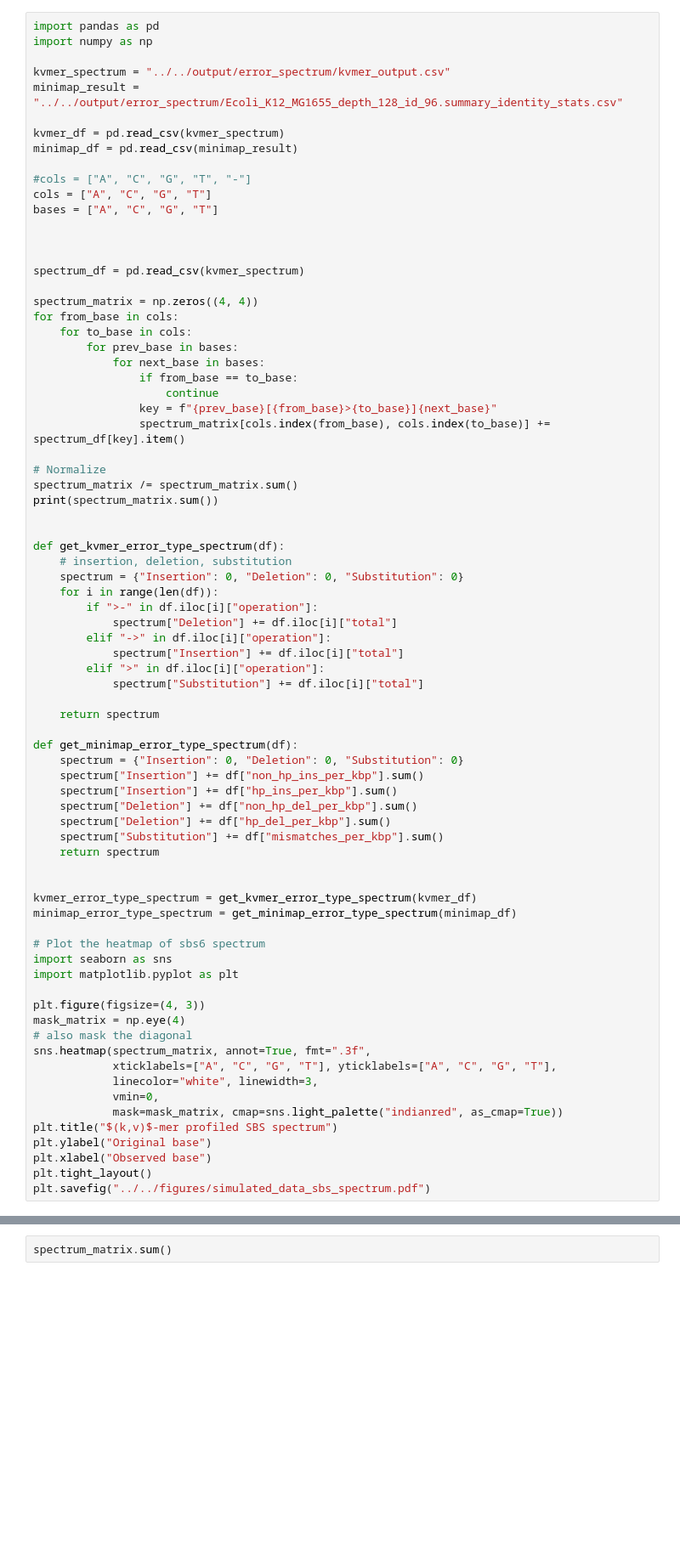
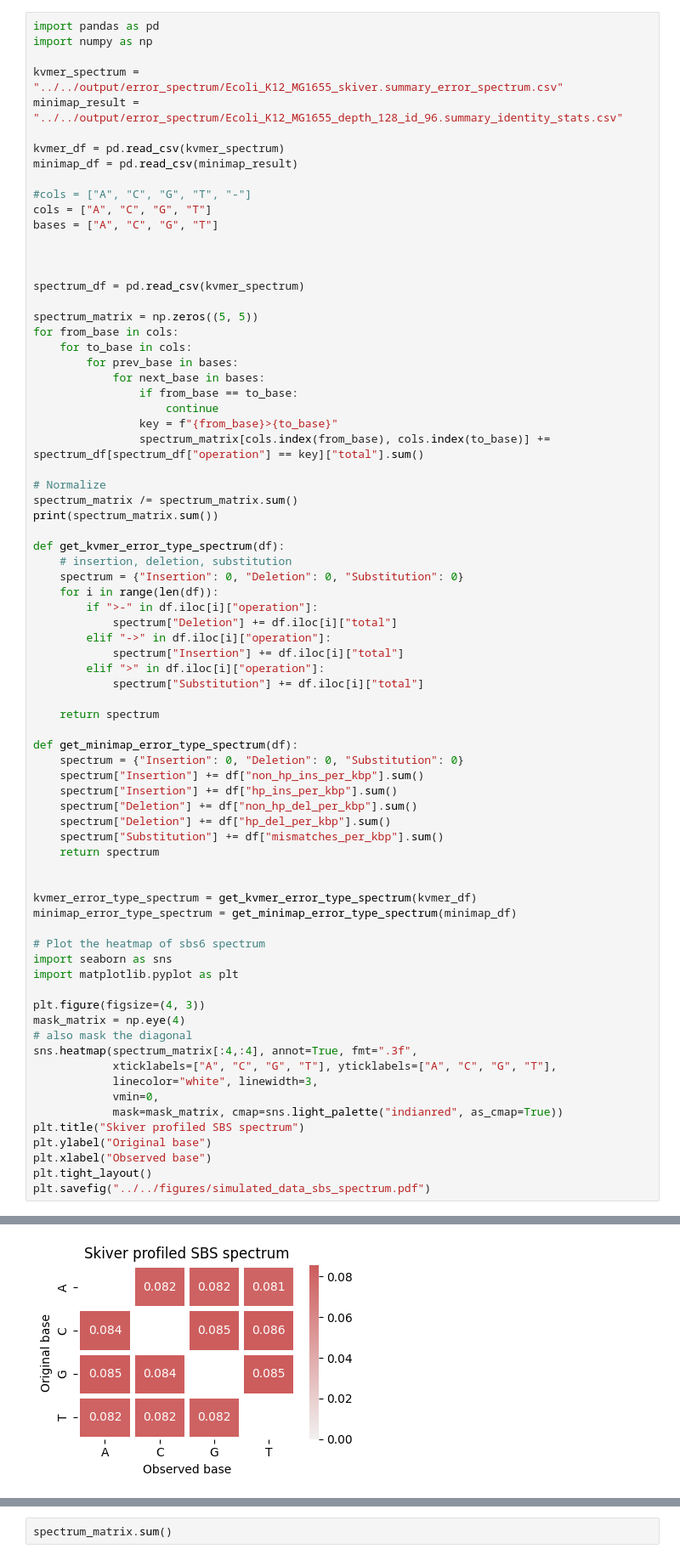
Before and after one commit to GZHoffie/skiver-test, a Jupyter notebook: experiments/error_spectrum/plot_results.ipynb, the cells around one changed output, grey strips where cells are left out. Shown at 85% size. Drawn from its saved outputs; the diff is of its cells as text; blank space fills up the shorter version.

```diff
--- a/experiments/error_spectrum/plot_results.ipynb
+++ b/experiments/error_spectrum/plot_results.ipynb
@@ -2,7 +2,7 @@
 import pandas as pd
 import numpy as np
 
-kvmer_spectrum = "../../output/error_spectrum/kvmer_output.csv"
+kvmer_spectrum = "../../output/error_spectrum/Ecoli_K12_MG1655_skiver.summary_error_spectrum.csv"
 minimap_result = "../../output/error_spectrum/Ecoli_K12_MG1655_depth_128_id_96.summary_identity_stats.csv"
 
 kvmer_df = pd.read_csv(kvmer_spectrum)
@@ -16,20 +16,19 @@ bases = ["A", "C", "G", "T"]
 
 spectrum_df = pd.read_csv(kvmer_spectrum)
 
-spectrum_matrix = np.zeros((4, 4))
+spectrum_matrix = np.zeros((5, 5))
 for from_base in cols:
     for to_base in cols:
         for prev_base in bases:
             for next_base in bases:
                 if from_base == to_base:
                     continue
-                key = f"{prev_base}[{from_base}>{to_base}]{next_base}"
-                spectrum_matrix[cols.index(from_base), cols.index(to_base)] += spectrum_df[key].item()
+                key = f"{from_base}>{to_base}"
+                spectrum_matrix[cols.index(from_base), cols.index(to_base)] += spectrum_df[spectrum_df["operation"] == key]["total"].sum()
 
 # Normalize
 spectrum_matrix /= spectrum_matrix.sum()
 print(spectrum_matrix.sum())
-
 
 def get_kvmer_error_type_spectrum(df):
     # insertion, deletion, substitution
@@ -64,12 +63,12 @@ import matplotlib.pyplot as plt
 plt.figure(figsize=(4, 3))
 mask_matrix = np.eye(4)
 # also mask the diagonal
-sns.heatmap(spectrum_matrix, annot=True, fmt=".3f",
+sns.heatmap(spectrum_matrix[:4,:4], annot=True, fmt=".3f",
             xticklabels=["A", "C", "G", "T"], yticklabels=["A", "C", "G", "T"],
             linecolor="white", linewidth=3,
             vmin=0,
             mask=mask_matrix, cmap=sns.light_palette("indianred", as_cmap=True))
-plt.title("$(k,v)$-mer profiled SBS spectrum")
+plt.title("Skiver profiled SBS spectrum")
 plt.ylabel("Original base")
 plt.xlabel("Observed base")
 plt.tight_layout()
@@ -80,3 +78,4 @@ KeyError: 'operation'
+[figure, added]
 # %%
 # Plot error type spectra for both methods as bar plots
 
```
Also changed, not shown: parts of 2 cells of this notebook, 24 other files.
